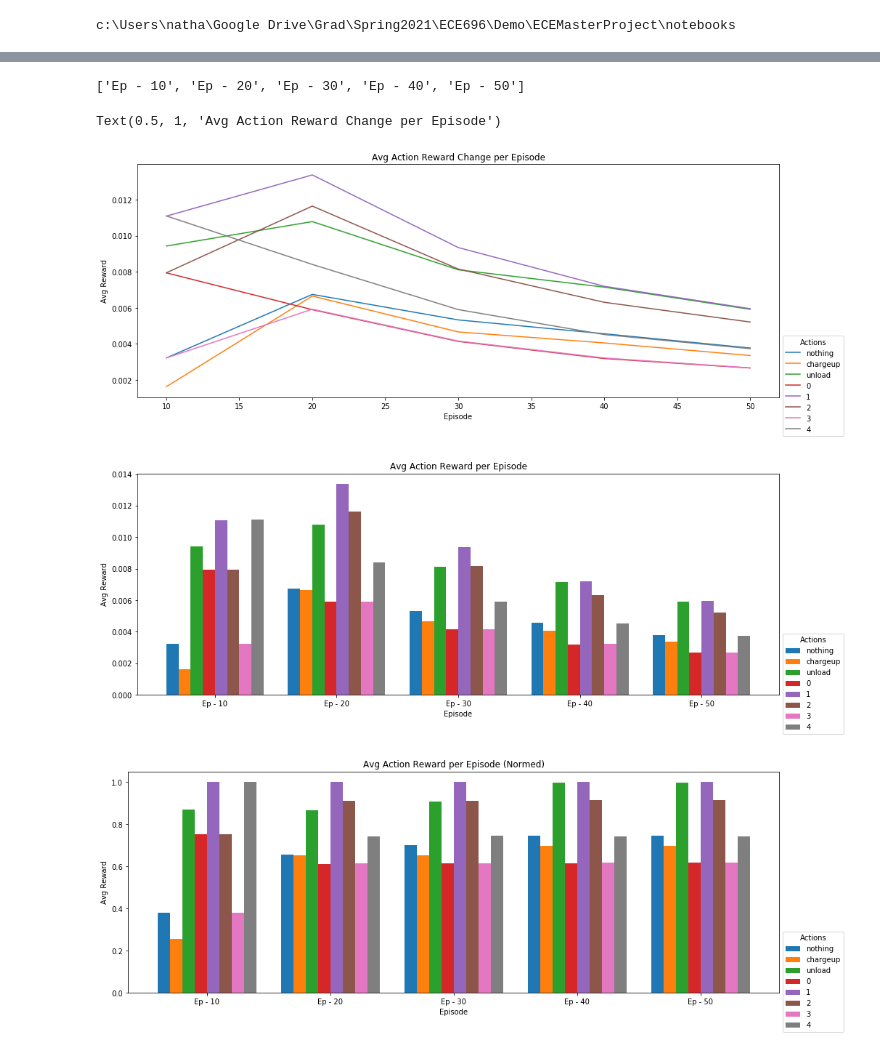
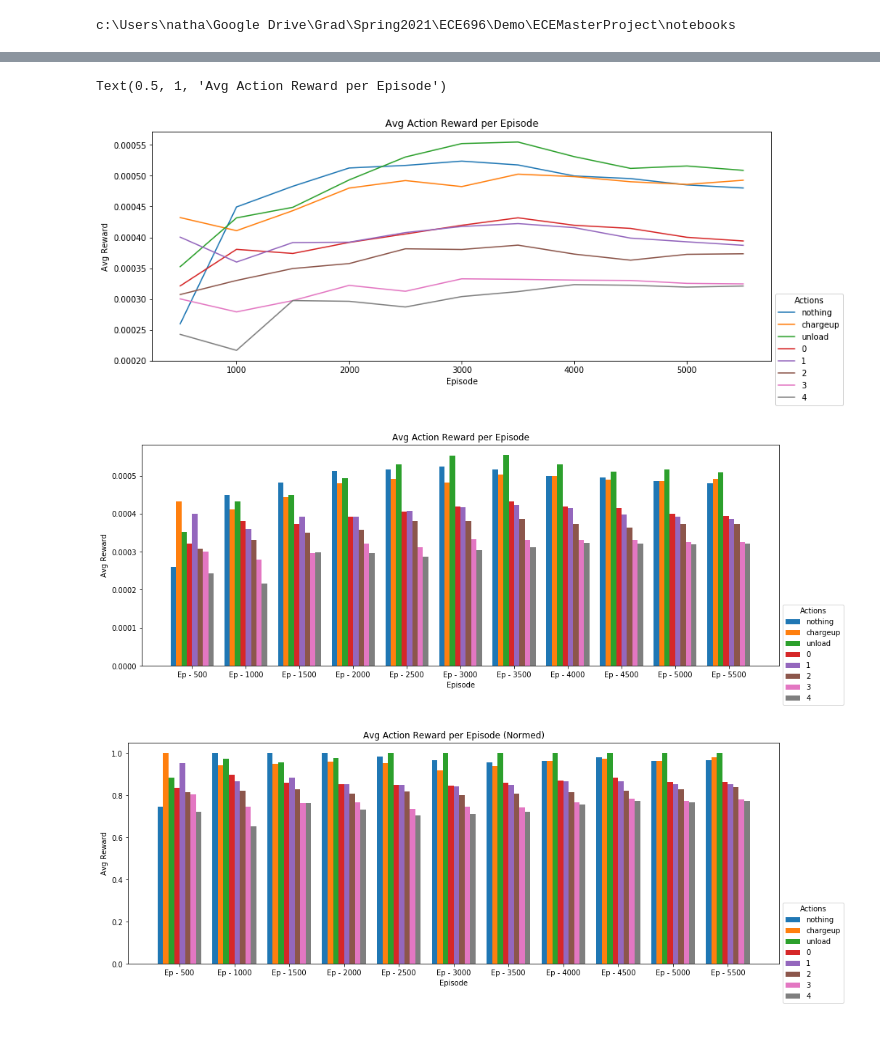
Before and after one commit to Natemen96/ECEMasterProject, a Jupyter notebook: notebooks/qtable_analyis.ipynb, the cells around one changed output, grey strips where cells are left out. Drawn from its saved outputs; the diff is of its cells as text; code cells hidden in the pictures.

Commit message:
Added State of Charged to Graph Updated reward Did more qtable_analyis

```diff
--- a/notebooks/qtable_analyis.ipynb
+++ b/notebooks/qtable_analyis.ipynb
@@ -21,0 +16,16 @@ filenames
+# %%
+# stamp = '04_07_14_29'
+
+#state not inculding available edges
+# stamp = '04_07_17_55'
+#state not available edges
+stamp = '04_07_18_22'
+QTABLEFOLDER = f'../models/Qtables/{stamp}/'
+filenames = os.listdir(QTABLEFOLDER)
+filenames.sort(key = lambda f: int(re.sub('/D', '', f.split("_")[2].split(".")[0])))
+# filenames
+x_0 = int(filenames[0].split("_")[2].split(".")[0])
+x_1 = int(filenames[1].split("_")[2].split(".")[0])
+delta = x_1 - x_0
+# delta
+filenames
@@ -59,35 +97,40 @@ for qtable in qtabledfs_list:
     node2_rew.append(qtable[2].mean())
     node3_rew.append(qtable[3].mean())
     node4_rew.append(qtable[4].mean())
-    i += 10
+    i += delta
     epcount.append(i)
 # %%
 labels = ['nothing','chargeup','unload','0','1','2','3','4','5']
 labels2 = [f'Ep - {ep}' for ep in epcount]
-# %% [output]
-['Ep - 10', 'Ep - 20', 'Ep - 30', 'Ep - 40', 'Ep - 50']
 # %%
+
 fig, ax = plt.subplots()
-
+# plt.ion()
 ax.plot(epcount,nothing_rew , label = labels[0] )
 ax.plot(epcount,chargeup_rew , label = labels[1] )
 ax.plot(epcount, unload_rew, label = labels[2])
 ax.plot(epcount, node0_rew, label = labels[3])
 ax.plot(epcount, node1_rew, label = labels[4])
 ax.plot(epcount, node2_rew, label = labels[5] )
 ax.plot(epcount,node3_rew , label = labels[6])
 ax.plot(epcount,node4_rew , label = labels[7])
 
 ax.set_ylabel('Avg Reward')
 ax.set_xlabel('Episode')
 plt.legend(loc = 'center left', bbox_to_anchor = (1,.05), title = 'Actions')
-fig.set_size_inches(14.5, 5.5)
+fig.set_size_inches(13, 5)
 fig.tight_layout()
 fig.patch.set_facecolor('w')
 ax.set_title('Avg Action Reward per Episode')
+# def onclick(event):
+#     pos.append([event.xdata,event.ydata])
+# fig.canvas.mpl_connect('button_press_event', onclick)
+# fig.show()
+# plt.ion()
+# ax.ion()
 # %% [output]
-Text(0.5, 1, 'Avg Action Reward Change per Episode')
+Text(0.5, 1, 'Avg Action Reward per Episode')
-[figure, old version]
+[figure, new version]
 # %%
 x = np.arange(len(labels2))
 
@@ -114,7 +157,7 @@ fig.set_size_inches(14.5, 5.5)
 fig.tight_layout()
 fig.patch.set_facecolor('w')
 # %% [output]
-[figure, old version]
+[figure, new version]
 # %%
 def normalize(raw):
     small = min(raw)
@@ -151,4 +194,4 @@ fig.set_size_inches(14.5, 5.5)
 fig.tight_layout()
 fig.patch.set_facecolor('w')
 # %% [output]
-[figure, old version]
+[figure, new version]
```
Also changed, not shown: parts of 7 cells of this notebook, 4 other files.
